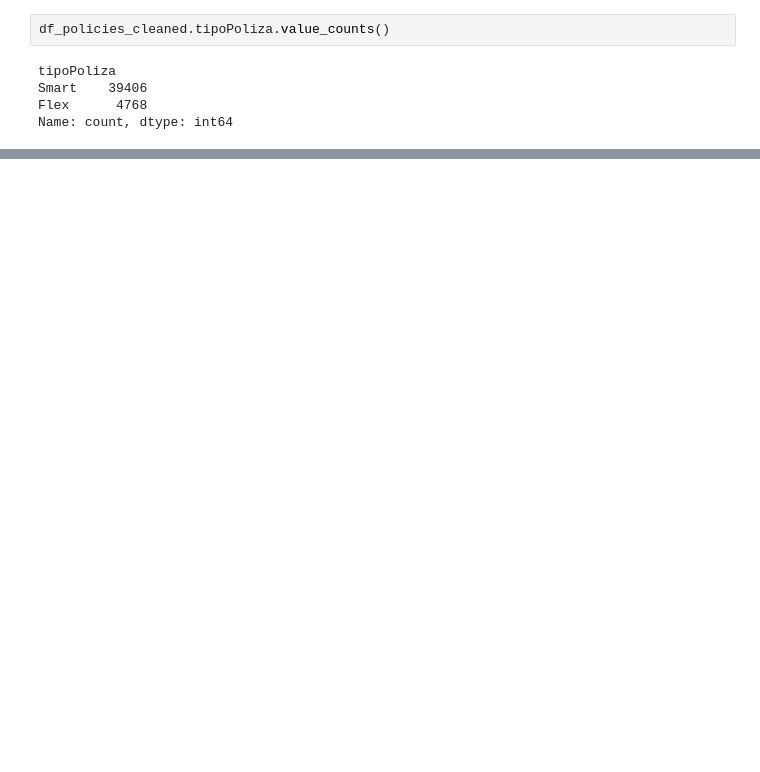
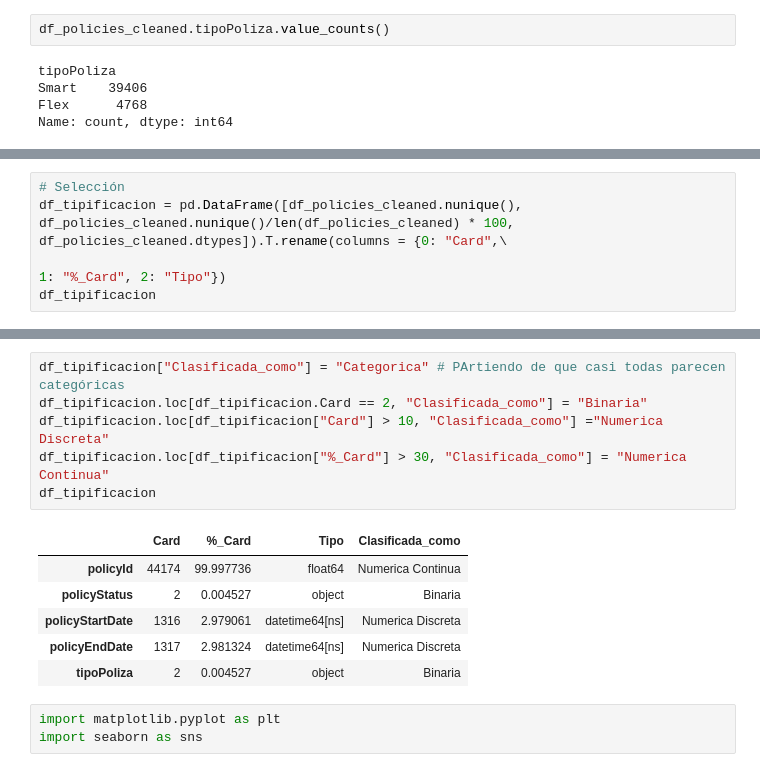
Before and after one commit to joaquinvillarmaldonado/PROJECT_EDA_JOAQUINVILLAR_ONLINE_DS_THEBRIDGE, a Jupyter notebook: src/notebooks/Notebook_eda_v1.ipynb, the cells around one changed output, grey strips where cells are left out. Cells and saved outputs as stored; diff of their text form; blank space fills up the shorter version.

```diff
--- a/src/notebooks/Notebook_eda_v1.ipynb
+++ b/src/notebooks/Notebook_eda_v1.ipynb
@@ -68,0 +84,5 @@ Name: count, dtype: int64
+# %%
+# Selección
+df_tipificacion = pd.DataFrame([df_policies_cleaned.nunique(), df_policies_cleaned.nunique()/len(df_policies_cleaned) * 100, df_policies_cleaned.dtypes]).T.rename(columns = {0: "Card",\
+                                                                                                                                 1: "%_Card", 2: "Tipo"})
+df_tipificacion
@@ -68,0 +96,16 @@ Name: count, dtype: int64
+# %%
+df_tipificacion["Clasificada_como"] = "Categorica" # PArtiendo de que casi todas parecen categóricas
+df_tipificacion.loc[df_tipificacion.Card == 2, "Clasificada_como"] = "Binaria"
+df_tipificacion.loc[df_tipificacion["Card"] > 10, "Clasificada_como"] ="Numerica Discreta"
+df_tipificacion.loc[df_tipificacion["%_Card"] > 30, "Clasificada_como"] = "Numerica Continua"
+df_tipificacion
+# %% [output]
+|  | Card | %_Card | Tipo | Clasificada_como |
+| policyId | 44174 | 99.997736 | float64 | Numerica Continua |
+| policyStatus | 2 | 0.004527 | object | Binaria |
+| policyStartDate | 1316 | 2.979061 | datetime64[ns] | Numerica Discreta |
+| policyEndDate | 1317 | 2.981324 | datetime64[ns] | Numerica Discreta |
+| tipoPoliza | 2 | 0.004527 | object | Binaria |
+# %%
+import matplotlib.pyplot as plt
+import seaborn as sns
```
Also changed, not shown: parts of 20 cells of this notebook, 13 other files.
